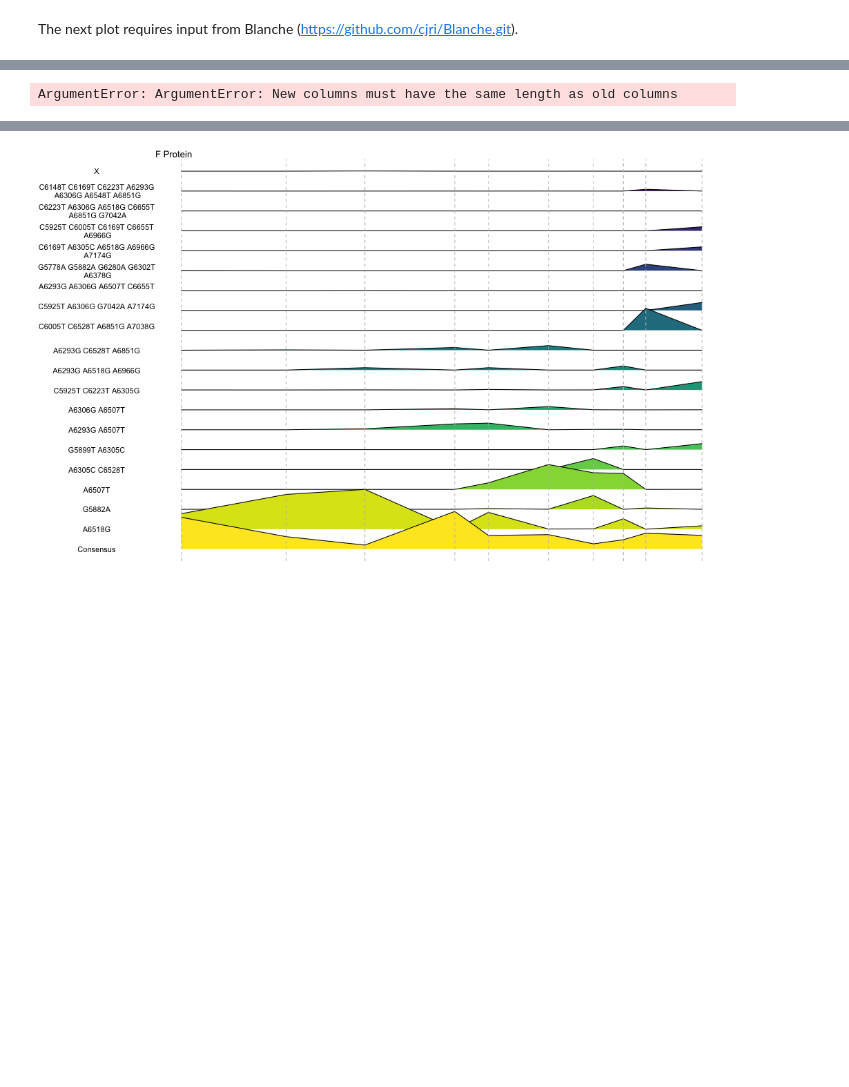
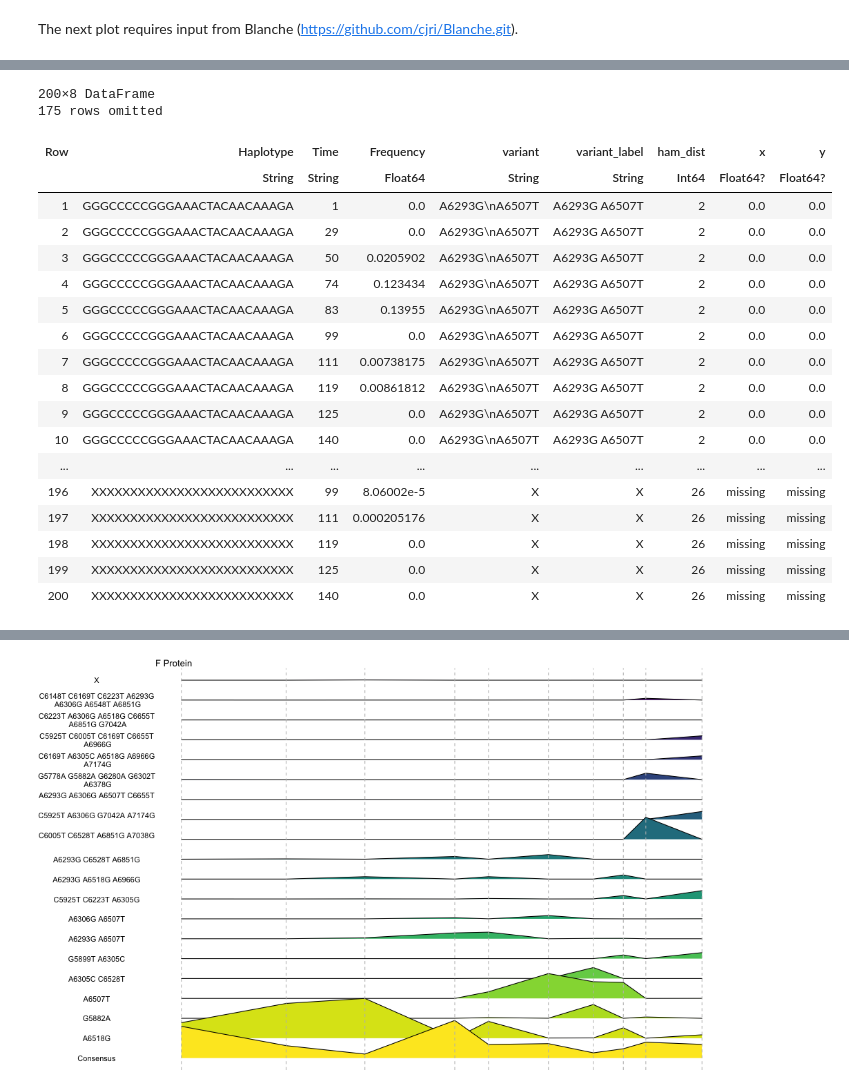
Before and after one commit to ewanwsmith/RSV_haplotype_reconstruction, a Jupyter notebook: src/haplotypes.ipynb, the cells around one changed output, grey strips where cells are left out. Saved outputs shown, nothing was run; the diff lists cells and outputs as text; code cells hidden in the pictures; blank space fills up the shorter version.

```diff
--- a/src/haplotypes.ipynb
+++ b/src/haplotypes.ipynb
@@ -680,37 +692,67 @@ using CSV
 using DataFrames
 
 # Read the .dat file and select the first two columns
 df_coords = CSV.read(blanche_path, DataFrame; header=false, delim=" ", select=[1, 2])
 
-# Combine the two DataFrames
+# Define a function to check if all characters in a string are 'X'
+function all_Xs(s::String)
+    return all(c -> c == 'X', s)
+end
+
+# Apply the function to create a boolean mask
+mask = .!map(all_Xs, names_df.Haplotype)
+
+# Filter the DataFrame using the mask
+names_df = names_df[mask, :]
+
+# Combine the filtered names_df with df_coords
 blanche = hcat(df_coords, names_df)
 
 # Rename the columns to "x", "y", and "Haplotype"
 rename!(blanche, [:x, :y, :Haplotype])
 
 # Find the coordinates of the consensus haplotype
 consensus_coords = blanche[blanche.Haplotype .== consensus, [:x, :y]]
 if nrow(consensus_coords) == 0
     error("Consensus haplotype not found in the dataframe.")
 end
 
 consensus_x, consensus_y = consensus_coords[1, :x], consensus_coords[1, :y]
 
 # Compute the adjustment amounts
 blanche.x .-= consensus_x
 blanche.y .-= consensus_y
 
 # Set the coordinates for the consensus haplotype to (0, 0)
 blanche[blanche.Haplotype .== consensus, :x] .= 0.0
 blanche[blanche.Haplotype .== consensus, :y] .= 0.0
 
-# Join the updated coordinates with haps
-haps = innerjoin(haps, blanche, on=:Haplotype)
+# join
+haps = leftjoin(haps, blanche, on=:Haplotype)
 
 # Display the joined dataframe
 haps
 # %% [output]
-ArgumentError: ArgumentError: New columns must have the same length as old columns
+200×8 DataFrame
+175 rows omitted
+| Row | Haplotype | Time | Frequency | variant | variant_label | ham_dist | x | y |
+|  | String | String | Float64 | String | String | Int64 | Float64? | Float64? |
+| 1 | GGGCCCCCGGGAAACTACAACAAAGA | 1 | 0.0 | A6293G\nA6507T | A6293G A6507T | 2 | 0.0 | 0.0 |
+| 2 | GGGCCCCCGGGAAACTACAACAAAGA | 29 | 0.0 | A6293G\nA6507T | A6293G A6507T | 2 | 0.0 | 0.0 |
+| 3 | GGGCCCCCGGGAAACTACAACAAAGA | 50 | 0.0205902 | A6293G\nA6507T | A6293G A6507T | 2 | 0.0 | 0.0 |
+| 4 | GGGCCCCCGGGAAACTACAACAAAGA | 74 | 0.123434 | A6293G\nA6507T | A6293G A6507T | 2 | 0.0 | 0.0 |
+| 5 | GGGCCCCCGGGAAACTACAACAAAGA | 83 | 0.13955 | A6293G\nA6507T | A6293G A6507T | 2 | 0.0 | 0.0 |
+| 6 | GGGCCCCCGGGAAACTACAACAAAGA | 99 | 0.0 | A6293G\nA6507T | A6293G A6507T | 2 | 0.0 | 0.0 |
+| 7 | GGGCCCCCGGGAAACTACAACAAAGA | 111 | 0.00738175 | A6293G\nA6507T | A6293G A6507T | 2 | 0.0 | 0.0 |
+| 8 | GGGCCCCCGGGAAACTACAACAAAGA | 119 | 0.00861812 | A6293G\nA6507T | A6293G A6507T | 2 | 0.0 | 0.0 |
+| 9 | GGGCCCCCGGGAAACTACAACAAAGA | 125 | 0.0 | A6293G\nA6507T | A6293G A6507T | 2 | 0.0 | 0.0 |
+| 10 | GGGCCCCCGGGAAACTACAACAAAGA | 140 | 0.0 | A6293G\nA6507T | A6293G A6507T | 2 | 0.0 | 0.0 |
+| ... | ... | ... | ... | ... | ... | ... | ... | ... |
+| 196 | XXXXXXXXXXXXXXXXXXXXXXXXXX | 99 | 8.06002e-5 | X | X | 26 | missing | missing |
+| 197 | XXXXXXXXXXXXXXXXXXXXXXXXXX | 111 | 0.000205176 | X | X | 26 | missing | missing |
+| 198 | XXXXXXXXXXXXXXXXXXXXXXXXXX | 119 | 0.0 | X | X | 26 | missing | missing |
+| 199 | XXXXXXXXXXXXXXXXXXXXXXXXXX | 125 | 0.0 | X | X | 26 | missing | missing |
+| 200 | XXXXXXXXXXXXXXXXXXXXXXXXXX | 140 | 0.0 | X | X | 26 | missing | missing |
 # %%
 # try using plot_ly()
 
```
Also changed, not shown: parts of 4 cells of this notebook, 2 other files.
